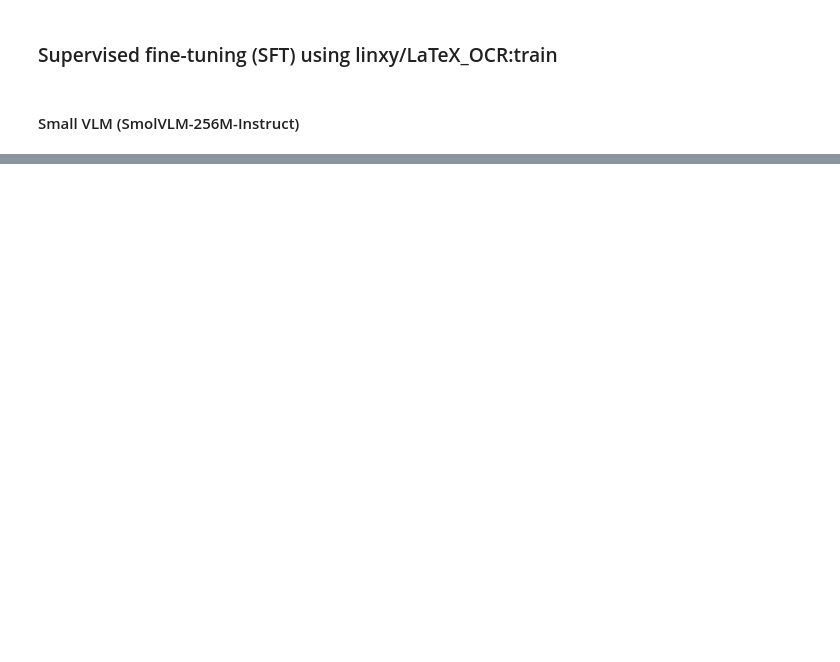
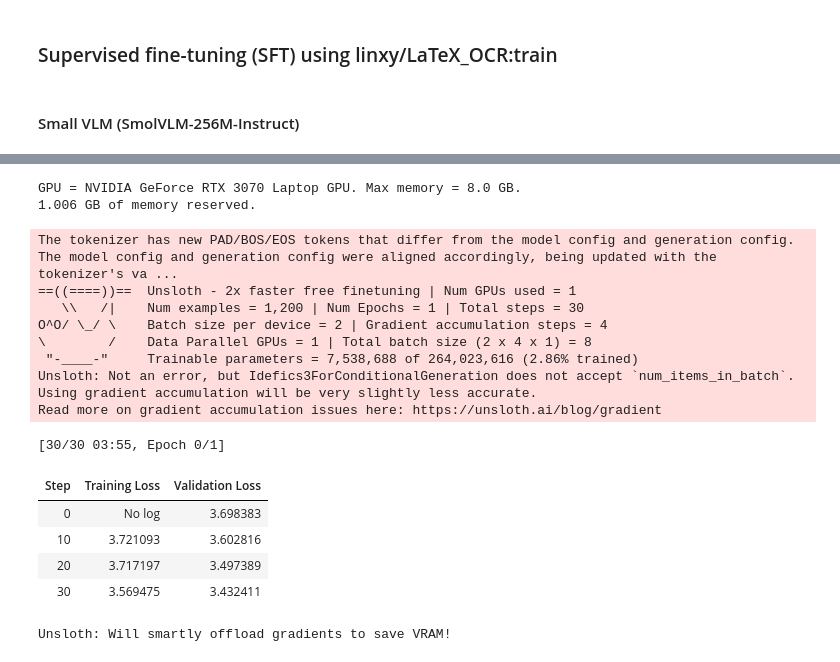
Before and after one commit to vys-leon/vlm-handwriting-to-latex, a Jupyter notebook: notebooks/training_evaluation.ipynb, the cells around one changed output, grey strips where cells are left out. Cells and saved outputs as stored; diff of their text form; code cells hidden in the pictures; blank space fills up the shorter version.

Commit message:
big update - finish SFT (2 versions) - fix errors

```diff
--- a/notebooks/training_evaluation.ipynb
+++ b/notebooks/training_evaluation.ipynb
@@ -391,0 +351,72 @@ print("Модель полностью загружена на HF!")
+# %%
+FastVisionModel.for_training(model) # Enable for training!
+
+trainer = SFTTrainer(
+    model = model,
+    tokenizer = tokenizer,
+    data_collator = UnslothVisionDataCollator(model, tokenizer),
+    train_dataset = train_ds1,
+    eval_dataset = eval_ds1,
+
+    # compute_metrics = compute_metrics,
+    # preprocess_logits_for_metrics = preprocess_logits_for_metrics,
+
+    args = SFTConfig(
+        per_device_train_batch_size = 2,
+        gradient_accumulation_steps = 4,
+        warmup_steps = np.ceil(0.1*30),
+        max_steps = 30,
+        num_train_epochs = 1,
+        learning_rate = 1e-5,
+        optim = "adamw_8bit",
+        weight_decay = 0.01,
+        lr_scheduler_type = "linear",
+
+        eval_strategy = "steps",
+        eval_steps = 10,
+        logging_steps = 10,
+        eval_on_start = True,
+
+        # load_best_model_at_end=True,
+        # metric_for_best_model="cer",
+        # greater_is_better=False,
+
+        seed = 3407,
+        output_dir = "outputs",
+        report_to = "none",     # For Weights and Biases
+
+        remove_unused_columns = False,
+        dataset_text_field = "",
+        dataset_kwargs = {"skip_prepare_dataset": True},
+        max_length = 2048,
+    ),
+)
+# %%
+# @title Show current memory stats
+gpu_stats = torch.cuda.get_device_properties(0)
+start_gpu_memory = round(torch.cuda.max_memory_reserved() / 1024 / 1024 / 1024, 3)
+max_memory = round(gpu_stats.total_memory / 1024 / 1024 / 1024, 3)
+print(f"GPU = {gpu_stats.name}. Max memory = {max_memory} GB.")
+print(f"{start_gpu_memory} GB of memory reserved.")
+# %% [output]
+GPU = NVIDIA GeForce RTX 3070 Laptop GPU. Max memory = 8.0 GB.
+1.006 GB of memory reserved.
+# %%
+trainer_stats = trainer.train()
+# %% [output]
+The tokenizer has new PAD/BOS/EOS tokens that differ from the model config and generation config. The model config and generation config were aligned accordingly, being updated with the tokenizer's va ...
+==((====))==  Unsloth - 2x faster free finetuning | Num GPUs used = 1
+   \\   /|    Num examples = 1,200 | Num Epochs = 1 | Total steps = 30
+O^O/ \_/ \    Batch size per device = 2 | Gradient accumulation steps = 4
+\        /    Data Parallel GPUs = 1 | Total batch size (2 x 4 x 1) = 8
+ "-____-"     Trainable parameters = 7,538,688 of 264,023,616 (2.86% trained)
+Unsloth: Not an error, but Idefics3ForConditionalGeneration does not accept `num_items_in_batch`.
+Using gradient accumulation will be very slightly less accurate.
+Read more on gradient accumulation issues here: https://unsloth.ai/blog/gradient
+[30/30 03:55, Epoch 0/1]
+| Step | Training Loss | Validation Loss |
+| 0 | No log | 3.698383 |
+| 10 | 3.721093 | 3.602816 |
+| 20 | 3.717197 | 3.497389 |
+| 30 | 3.569475 | 3.432411 |
+Unsloth: Will smartly offload gradients to save VRAM!
```
Also changed, not shown: parts of 56 cells of this notebook, 8 other files.
